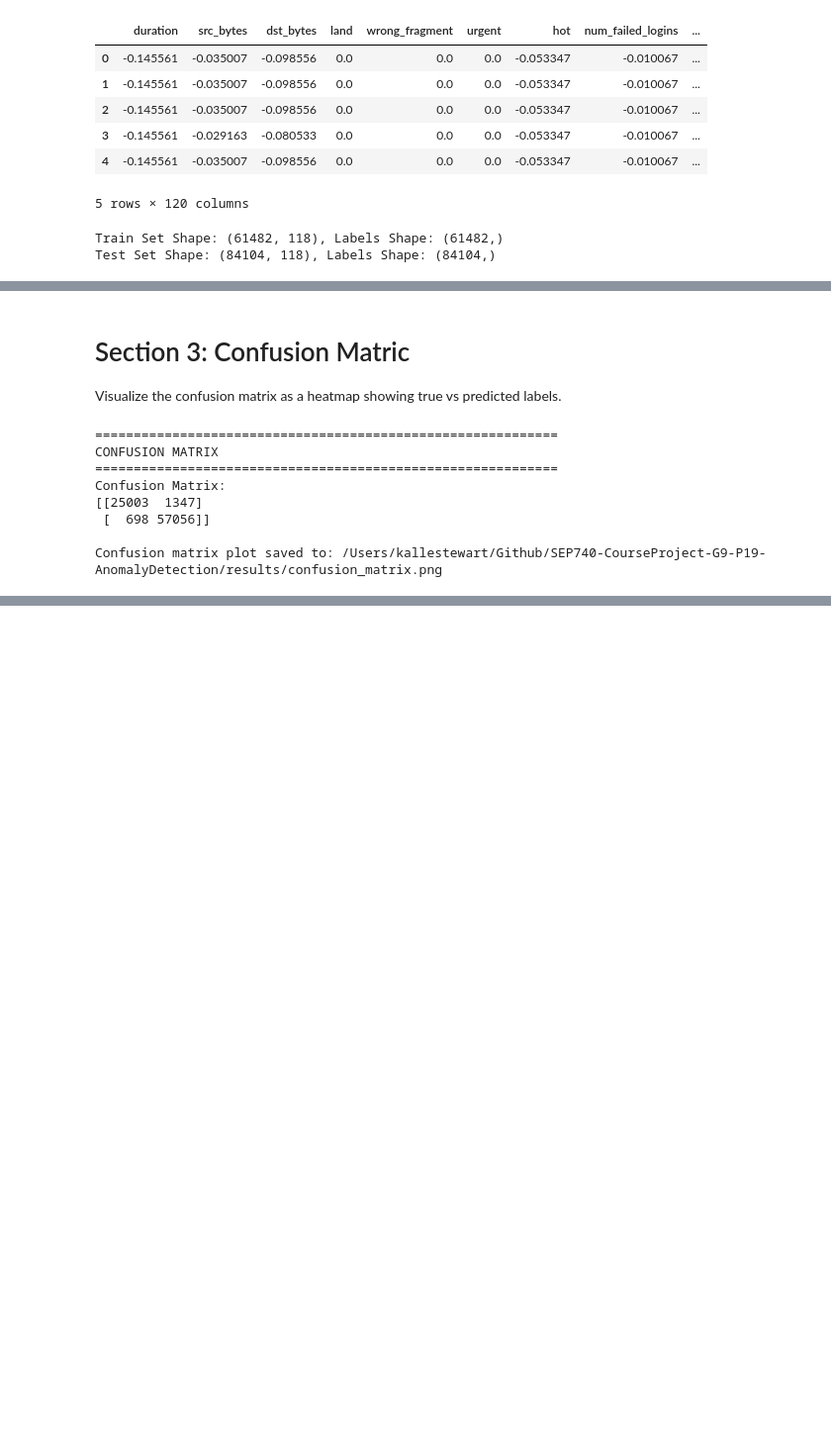
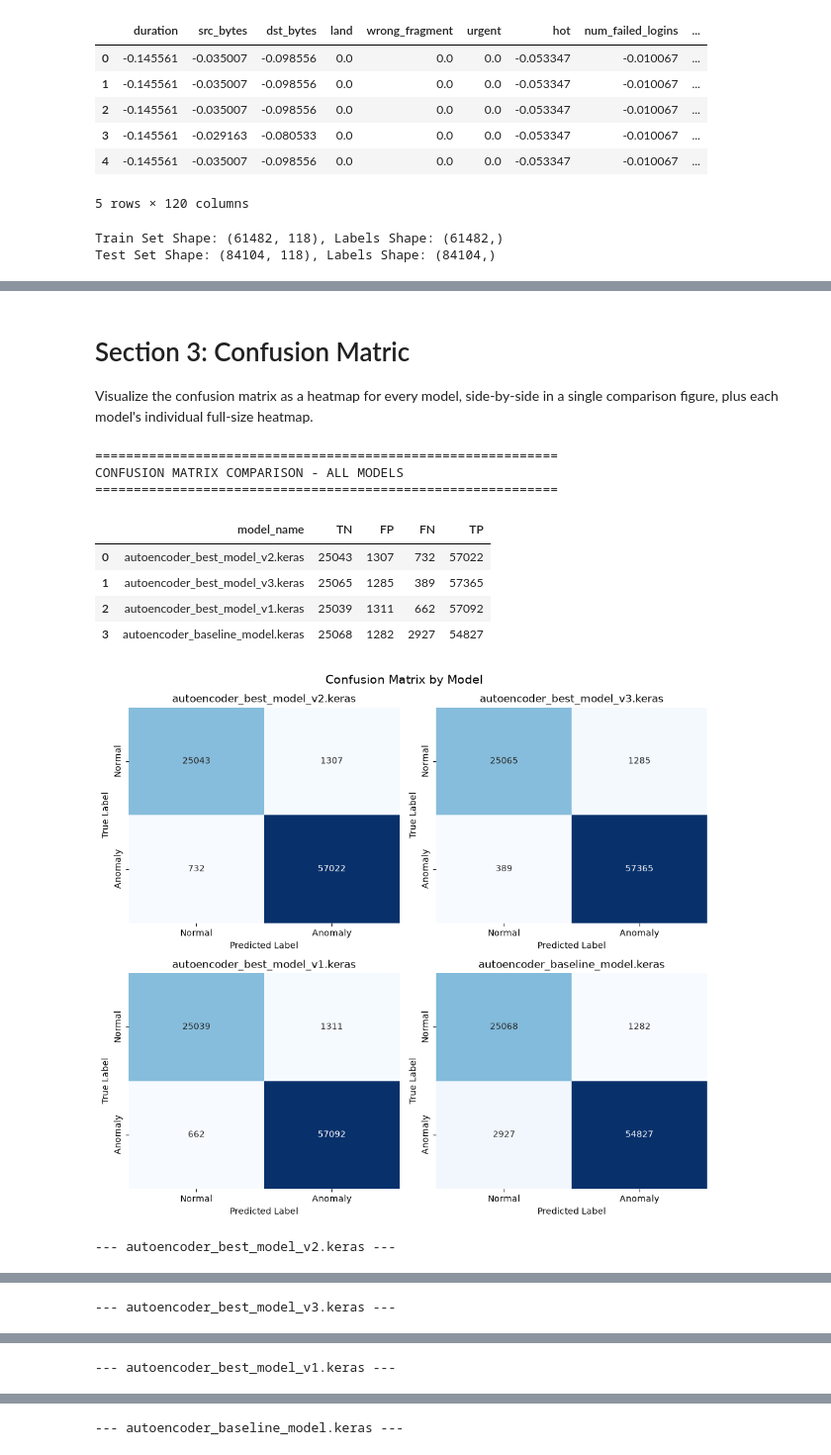
Before and after one commit to KalleStew/SEP740-Project19-AnomalyDetection, a Jupyter notebook: notebooks/04_EvaluationVisualization.ipynb, the cells around one changed output, grey strips where cells are left out. Shown at 99% size. Cells and saved outputs as stored; diff of their text form; code cells hidden in the pictures; blank space fills up the shorter version.

```diff
--- a/notebooks/04_EvaluationVisualization.ipynb
+++ b/notebooks/04_EvaluationVisualization.ipynb
@@ -461,39 +405,38 @@ Distribution plot saved to: /Users/kallestewart/Github/SEP740-CourseProject-G9-P
 # %% [markdown]
 # Section 3: Confusion Matric
-Visualize the confusion matrix as a heatmap showing true vs predicted labels.
+Visualize the confusion matrix as a heatmap for every model, side-by-side in a single
+comparison figure, plus each model's individual full-size heatmap.
 # %%
-cm_plot_path = results_dir / 'confusion_matrix.png'
+print("=" * 60)
+print("CONFUSION MATRIX COMPARISON - ALL MODELS")
+print("=" * 60)
 
-if RUN_MODE:
-    print("=" * 60)
-    print("CONFUSION MATRIX")
-    print("=" * 60)
+# Single summary table of TN/FP/FN/TP counts for every model
+cm_rows = []
+cms_by_model = {}
+for model_name, data in model_data.items():
+    cm = data['metrics']['confusion_matrix']
+    cms_by_model[model_name] = cm
+    tn, fp, fn, tp = cm.ravel()
+    cm_rows.append({'model_name': model_name, 'TN': tn, 'FP': fp, 'FN': fn, 'TP': tp})
 
-    cm = metrics['confusion_matrix']
-    print(f"Confusion Matrix:\n{cm}")
+display(pd.DataFrame(cm_rows))
 
+# Single comparison figure: one confusion matrix heatmap per model
+plot_confusion_matrix_comparison(cms_by_model)
 
-    plot_confusion_matrix(cm, save_path=cm_plot_path)
-    print(f"\nConfusion matrix plot saved to: {cm_plot_path}")
-
-else:
-    print("=" * 60)
-    print("LOADING CONFUSION MATRIX PLOT")
-    print("=" * 60)
-
-    from IPython.display import Image, display
-    if cm_plot_path.exists():
-        display(Image(filename=str(cm_plot_path)))
-        print(f"Loaded plot from: {cm_plot_path}")
-    else:
-        print(f"Plot not found at: {cm_plot_path}")
-        print("Run with RUN_MODE=True first to generate visualizations.")
+# Individual full-size confusion matrix heatmap for each model
+for model_name, cm in cms_by_model.items():
+    print(f"\n--- {model_name} ---")
+    plot_confusion_matrix(cm)
 # %% [output]
 ============================================================
-CONFUSION MATRIX
+CONFUSION MATRIX COMPARISON - ALL MODELS
 ============================================================
-Confusion Matrix:
-[[25003  1347]
- [  698 57056]]
-
-Confusion matrix plot saved to: /Users/kallestewart/Github/SEP740-CourseProject-G9-P19-AnomalyDetection/results/confusion_matrix.png
+|  | model_name | TN | FP | FN | TP |
+| 0 | autoencoder_best_model_v2.keras | 25043 | 1307 | 732 | 57022 |
+| 1 | autoencoder_best_model_v3.keras | 25065 | 1285 | 389 | 57365 |
+| 2 | autoencoder_best_model_v1.keras | 25039 | 1311 | 662 | 57092 |
+| 3 | autoencoder_baseline_model.keras | 25068 | 1282 | 2927 | 54827 |
+[figure, added]
+--- autoencoder_best_model_v2.keras ---
@@ -499,0 +444 @@ Confusion matrix plot saved to: /Users/kallestewart/Github/SEP740-CourseProject-
+--- autoencoder_best_model_v3.keras ---
@@ -499,0 +446 @@ Confusion matrix plot saved to: /Users/kallestewart/Github/SEP740-CourseProject-
+--- autoencoder_best_model_v1.keras ---
@@ -499,0 +448 @@ Confusion matrix plot saved to: /Users/kallestewart/Github/SEP740-CourseProject-
+--- autoencoder_baseline_model.keras ---
```
Also changed, not shown: parts of 21 cells of this notebook, 15 other files.
